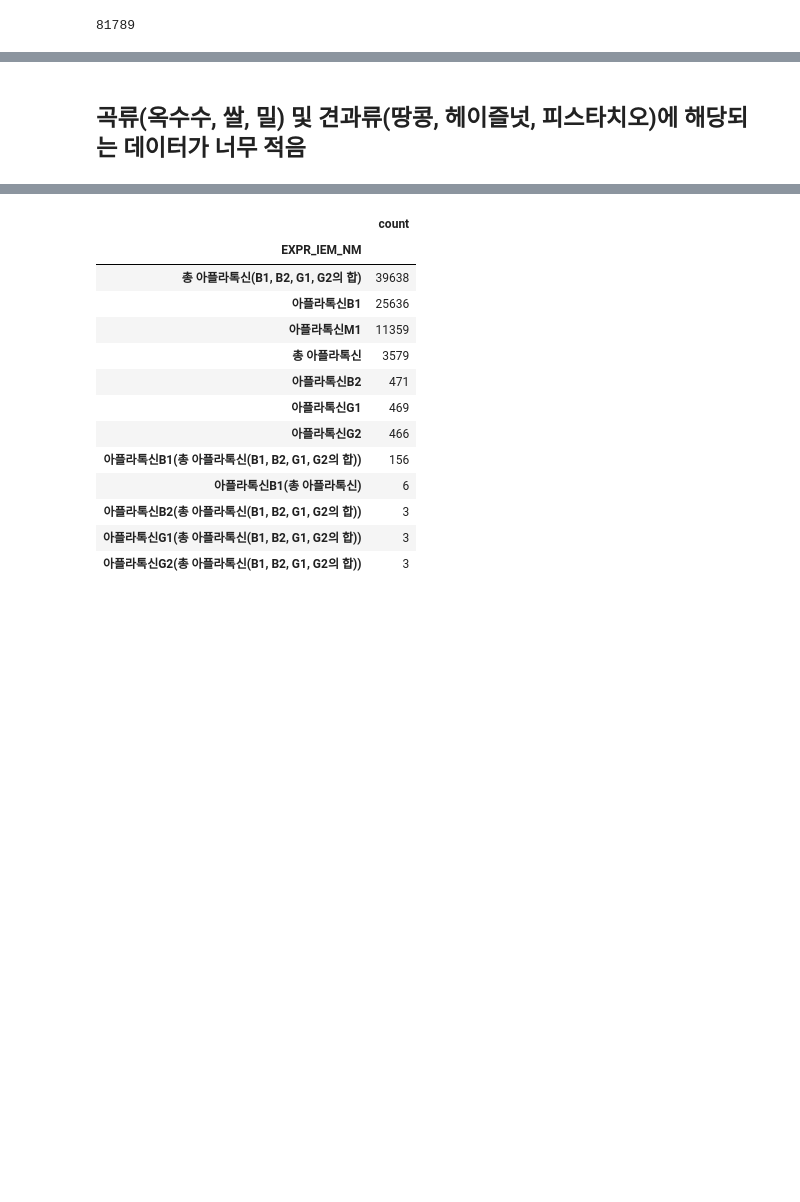
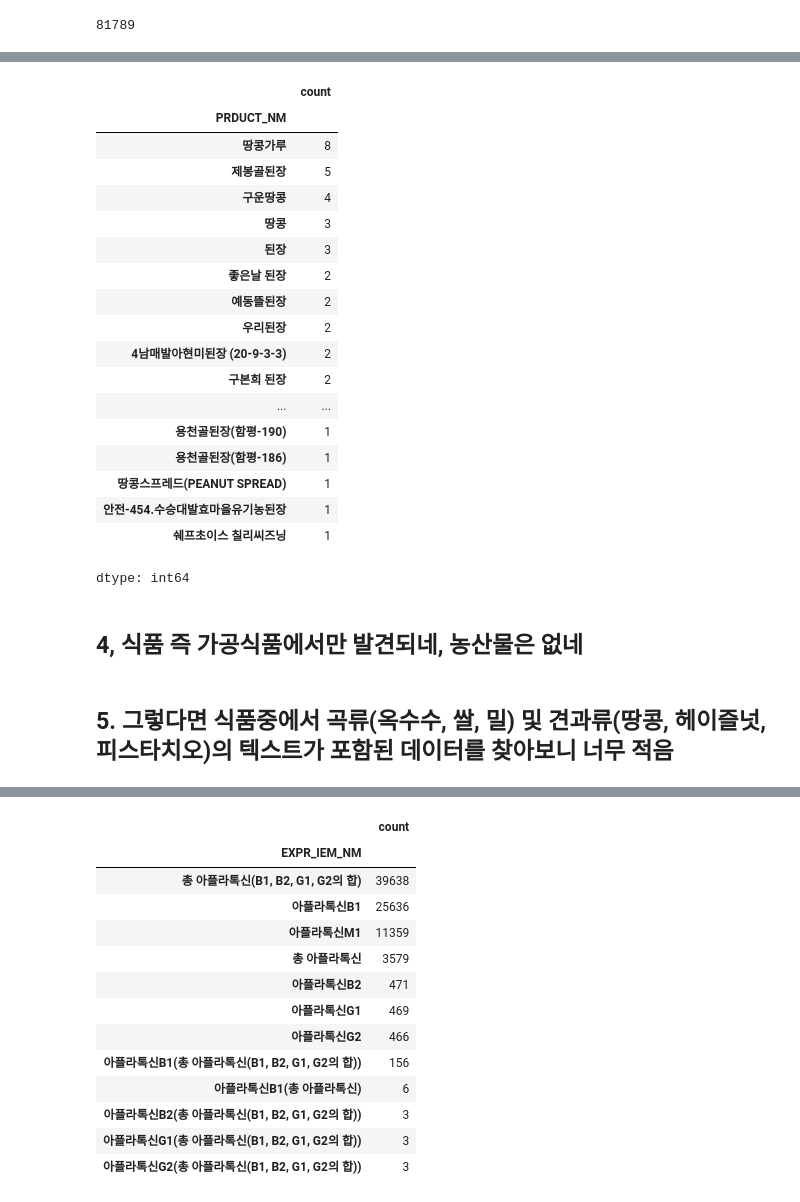
Before and after one commit to ancestor9/Affalatoxin-Analysis, a Jupyter notebook: 수거검사분석.ipynb, the cells around one changed output, grey strips where cells are left out. Drawn from its saved outputs; the diff is of its cells as text; code cells hidden in the pictures; blank space fills up the shorter version.

```diff
--- a/수거검사분석.ipynb
+++ b/수거검사분석.ipynb
@@ -138,0 +202,12 @@ summarize_dataframe(extracted_df)
+# %%
+# prompt: EXPR_IEM_JDGMNT_NAME가 부적합인 데이터만 추출하고 INSPCT_KND_NAME 별 value_count
+
+# EXPR_IEM_JDGMNT_NAME가 '부적합'인 데이터만 추출
+inadequate_df = filtered_df[filtered_df['EXPR_IEM_JDGMNT_NAME'] == '부적합'].copy()
+
+# INSPCT_KND_NAME 별 value_counts 계산
+inadequate_inspct_knd_counts = inadequate_df['INSPCT_KND_NAME'].value_counts()
+
+# 결과 출력
+print("EXPR_IEM_JDGMNT_NAME가 '부적합'인 데이터의 INSPCT_KND_NAME 별 개수:")
+inadequate_inspct_knd_counts
@@ -139,5 +227,29 @@ summarize_dataframe(extracted_df)
+# %%
+inadequate_df['PRDUCT_NM'].value_counts()
+# %% [output]
+|  | count |
+| PRDUCT_NM |  |
+| 땅콩가루 | 8 |
+| 제봉골된장 | 5 |
+| 구운땅콩 | 4 |
+| 땅콩 | 3 |
+| 된장 | 3 |
+| 좋은날 된장 | 2 |
+| 예동뜰된장 | 2 |
+| 우리된장 | 2 |
+| 4남매발아현미된장 (20-9-3-3) | 2 |
+| 구본희 된장 | 2 |
+| ... | ... |
+| 용천골된장(함평-190) | 1 |
+| 용천골된장(함평-186) | 1 |
+| 땅콩스프레드(PEANUT SPREAD) | 1 |
+| 안전-454.수승대발효마을유기농된장 | 1 |
+| 쉐프초이스 칠리씨즈닝 | 1 |
+dtype: int64
+# %% [markdown]
+## 4, 식품 즉 가공식품에서만 발견되네, 농산물은 **없네**
 # %% [markdown]
-## 곡류(옥수수, 쌀, 밀) 및 견과류(땅콩, 헤이즐넛, 피스타치오)에 해당되는 데이터가 너무 적음
+## 5. 그렇다면 식품중에서 곡류(옥수수, 쌀, 밀) 및 견과류(땅콩, 헤이즐넛, 피스타치오)의 텍스트가 포함된 데이터를 찾아보니 너무 적음
 # %%
 # prompt: PRDUCT_NM이 곡류(옥수수, 쌀, 밀) 및 견과류(땅콩, 헤이즐넛, 피스타치오)에 해당되는 데이터만 추출해줘
 
```
Also changed, not shown: parts of 9 cells of this notebook.
